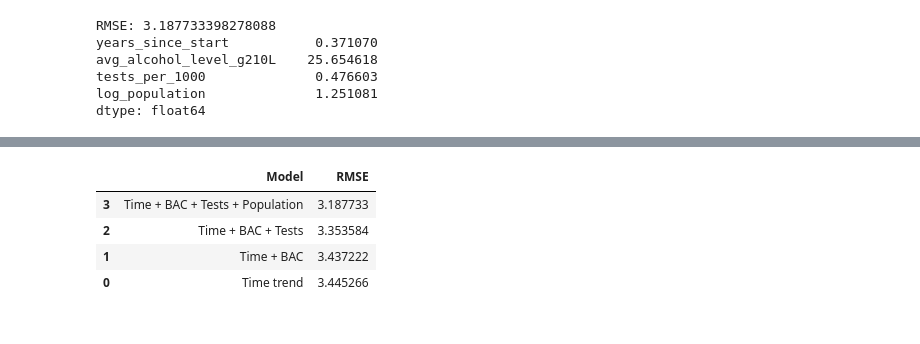
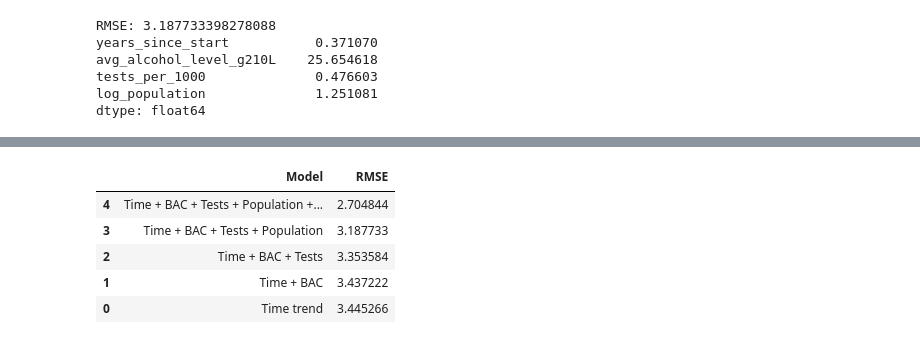
Before and after one commit to Meboy1000/Booze-Data-Project, a Jupyter notebook: InitialEDAandModels.ipynb, the cells around one changed output, grey strips where cells are left out. Saved outputs shown, nothing was run; the diff lists cells and outputs as text; code cells hidden in the pictures.

```diff
--- a/InitialEDAandModels.ipynb
+++ b/InitialEDAandModels.ipynb
@@ -1845,6 +1848,10 @@ dead = (
         num_tests=(
             "num_tests",
             "first"
+        ),
+        avg_monthly_stores=(
+            "num_stores",
+            "mean"
         )
     )
 )
@@ -2122,3 +2245,37 @@ avg_alcohol_level_g210L    25.654618
 tests_per_1000              0.476603
 log_population              1.251081
 dtype: float64
+# %%
+dead_features5 = [
+    "years_since_start",
+    "avg_alcohol_level_g210L",
+    "tests_per_1000",
+    "log_population",
+    "stores_per_10000"
+]
+
+dead_model5 = LinearRegression()
+
+dead_model5.fit(
+    dead_train[dead_features5],
+    dead_train["liters_per_capita"]
+)
+
+dead_pred5 = dead_model5.predict(
+    dead_val[dead_features5]
+)
+
+print(
+    "RMSE:",
+    rmse(
+        dead_val["liters_per_capita"],
+        dead_pred5
+    )
+)
+
+print(
+    pd.Series(
+        dead_model5.coef_,
+        index=dead_features5
+    )
+)
@@ -2126,34 +2291,40 @@ dtype: float64
 results_dead = pd.DataFrame({
     "Model": [
         "Time trend",
         "Time + BAC",
         "Time + BAC + Tests",
-        "Time + BAC + Tests + Population"
+        "Time + BAC + Tests + Population",
+        "Time + BAC + Tests + Population + Stores"
     ],
 
     "RMSE": [
         rmse(
             dead_val["liters_per_capita"],
             dead_pred1
         ),
         rmse(
             dead_val["liters_per_capita"],
             dead_pred2
         ),
         rmse(
             dead_val["liters_per_capita"],
             dead_pred3
         ),
         rmse(
             dead_val["liters_per_capita"],
             dead_pred4
+        ),
+        rmse(
+            dead_val["liters_per_capita"],
+            dead_pred5
         )
     ]
 })
 
 results_dead.sort_values("RMSE")
 # %% [output]
 |  | Model | RMSE |
+| 4 | Time + BAC + Tests + Population +... | 2.704844 |
 | 3 | Time + BAC + Tests + Population | 3.187733 |
 | 2 | Time + BAC + Tests | 3.353584 |
 | 1 | Time + BAC | 3.437222 |
```
Also changed, not shown: parts of 59 cells of this notebook.
